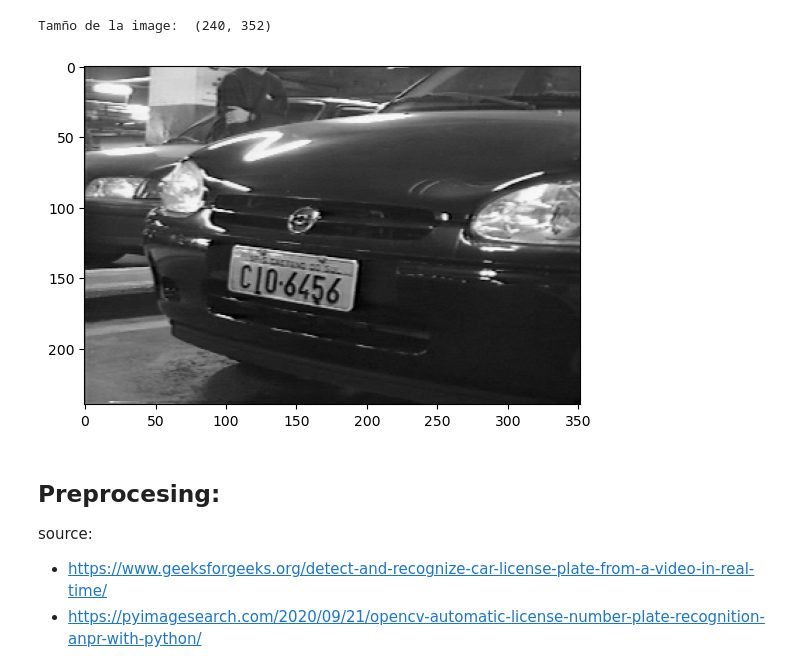
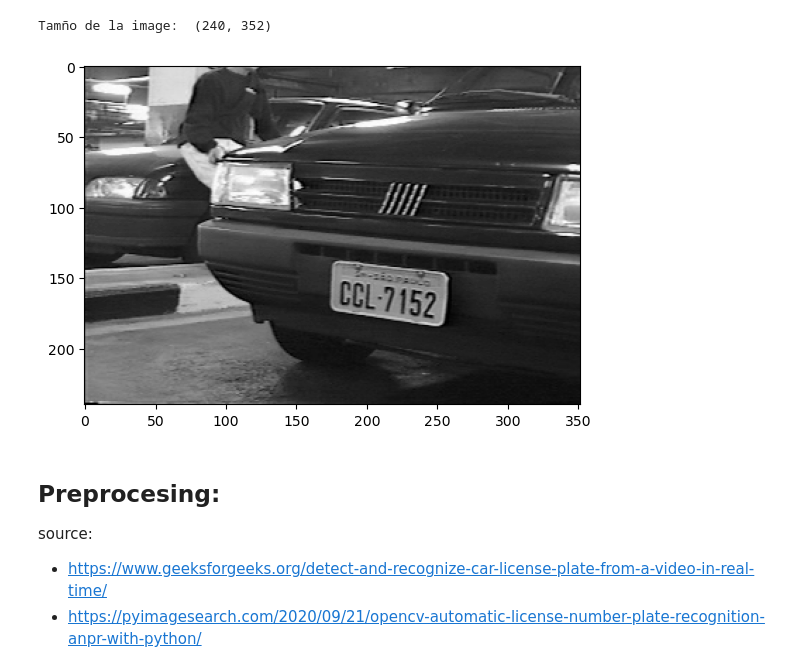
Before and after one commit to yonkeenn/projectCarPlateDetection, a Jupyter notebook: projectCarPlateDetection_CV.ipynb, the cells around one changed output. Saved outputs shown, nothing was run; the diff lists cells and outputs as text; code cells hidden in the pictures.

```diff
--- a/projectCarPlateDetection_CV.ipynb
+++ b/projectCarPlateDetection_CV.ipynb
@@ -7,11 +8,11 @@ import cv2 as cv
 # %%
-img1 = imageio.imread('../placa4.png')
+img1 = imageio.imread('../placa6.png')
 print("Tamño de la image: ", img1.shape)
 plt.imshow(img1, cmap="gray")
 plt.show()
 # %% [output]
 Tamño de la image:  (240, 352)
-[figure, old version]
+[figure, new version]
 # %% [markdown]
 ## Preprocesing:
 
```
Also changed, not shown: parts of 9 cells of this notebook.
